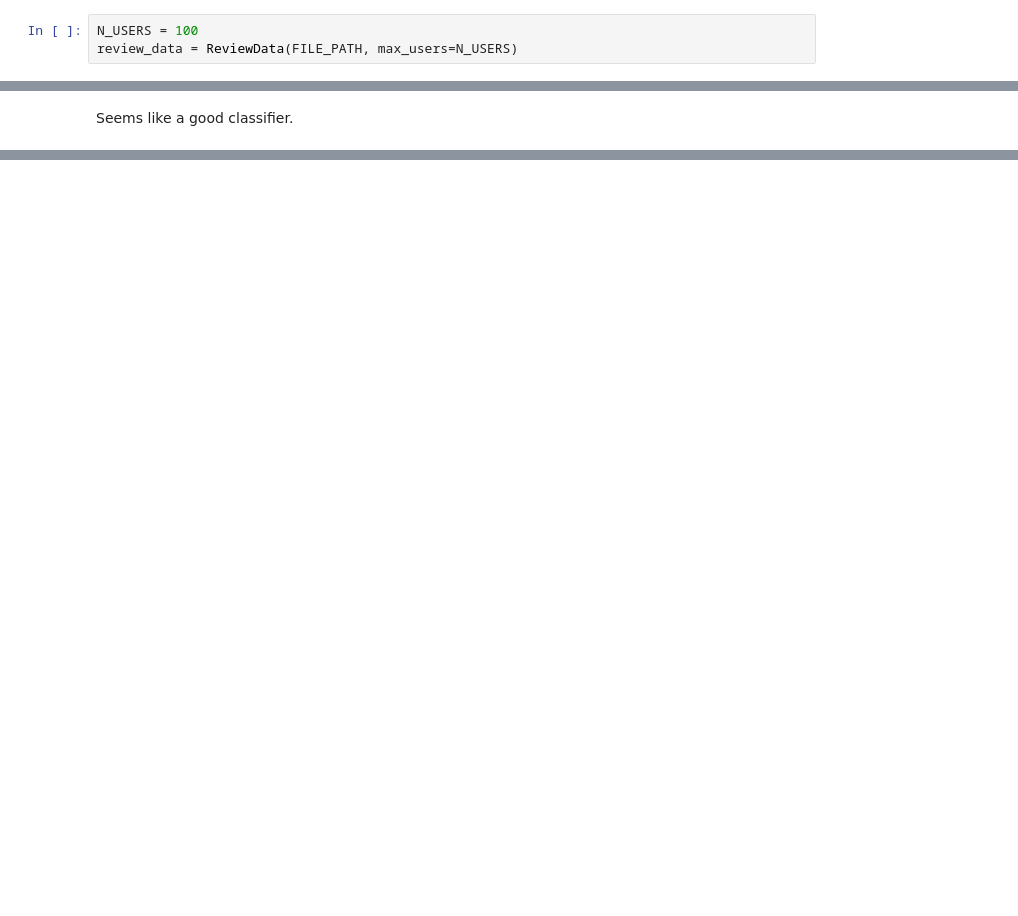
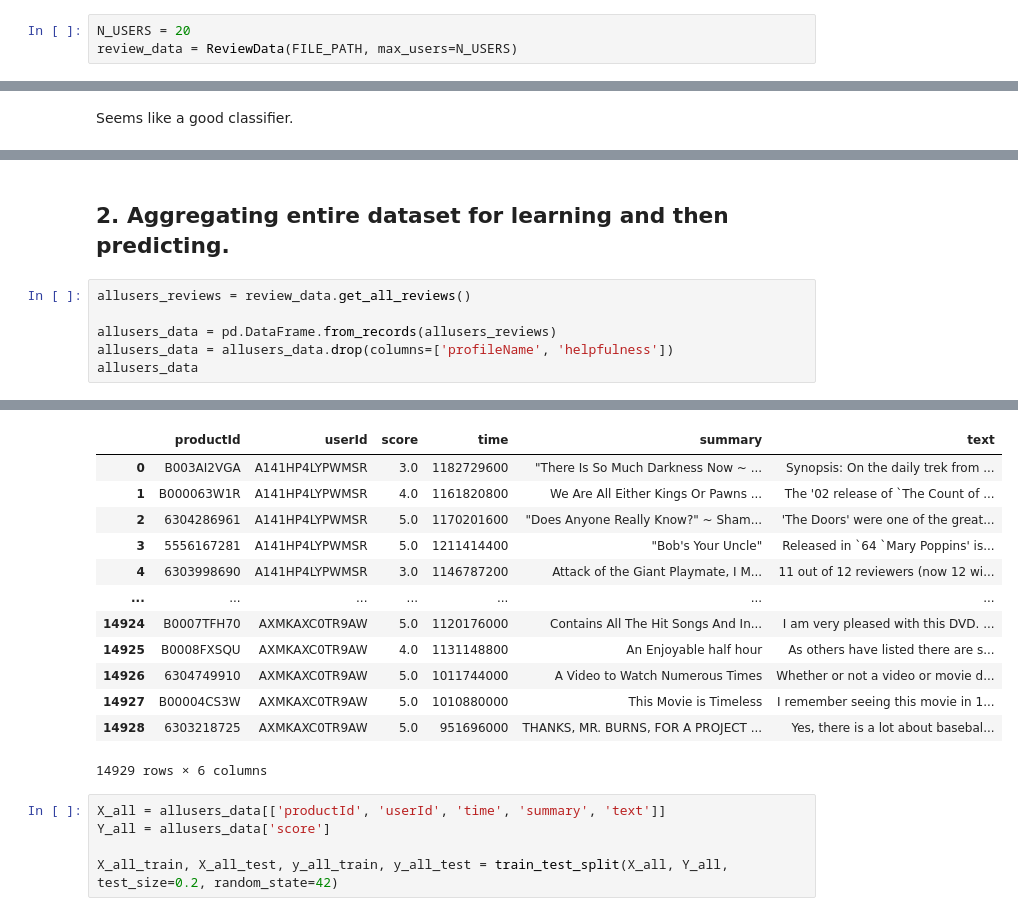
Before and after one commit to dantc12/NLP_Exercise, a Jupyter notebook: MovieReviewClassifier_FurtherResearch.ipynb, the cells around one changed output, grey strips where cells are left out. Cells and saved outputs as stored; diff of their text form; blank space fills up the shorter version.

Commit message:
Added section of getting entire dataset for learning.

```diff
--- a/MovieReviewClassifier_FurtherResearch.ipynb
+++ b/MovieReviewClassifier_FurtherResearch.ipynb
@@ -27,6 +27,6 @@ import seaborn as sns
 # %%
 from ReviewsData import *
 # %%
-N_USERS = 100
+N_USERS = 20
 review_data = ReviewData(FILE_PATH, max_users=N_USERS)
 # %% [output]
@@ -239,0 +181,9 @@ Precision: [1.         1.         1.         0.92035398 0.95503597] / Recall: [1
+# %% [markdown]
+## 2. Aggregating entire dataset for learning and then predicting.
+# %%
+allusers_reviews = review_data.get_all_reviews()
+
+allusers_data = pd.DataFrame.from_records(allusers_reviews)
+allusers_data = allusers_data.drop(columns=['profileName', 'helpfulness'])
+allusers_data
+# %% [output]
@@ -239,0 +192,18 @@ Precision: [1.         1.         1.         0.92035398 0.95503597] / Recall: [1
+|  | productId | userId | score | time | summary | text |
+| 0 | B003AI2VGA | A141HP4LYPWMSR | 3.0 | 1182729600 | "There Is So Much Darkness Now ~ ... | Synopsis: On the daily trek from ... |
+| 1 | B000063W1R | A141HP4LYPWMSR | 4.0 | 1161820800 | We Are All Either Kings Or Pawns ... | The '02 release of `The Count of ... |
+| 2 | 6304286961 | A141HP4LYPWMSR | 5.0 | 1170201600 | "Does Anyone Really Know?" ~ Sham... | 'The Doors' were one of the great... |
+| 3 | 5556167281 | A141HP4LYPWMSR | 5.0 | 1211414400 | "Bob's Your Uncle" | Released in `64 `Mary Poppins' is... |
+| 4 | 6303998690 | A141HP4LYPWMSR | 3.0 | 1146787200 | Attack of the Giant Playmate, I M... | 11 out of 12 reviewers (now 12 wi... |
+| ... | ... | ... | ... | ... | ... | ... |
+| 14924 | B0007TFH70 | AXMKAXC0TR9AW | 5.0 | 1120176000 | Contains All The Hit Songs And In... | I am very pleased with this DVD. ... |
+| 14925 | B0008FXSQU | AXMKAXC0TR9AW | 4.0 | 1131148800 | An Enjoyable half hour | As others have listed there are s... |
+| 14926 | 6304749910 | AXMKAXC0TR9AW | 5.0 | 1011744000 | A Video to Watch Numerous Times | Whether or not a video or movie d... |
+| 14927 | B00004CS3W | AXMKAXC0TR9AW | 5.0 | 1010880000 | This Movie is Timeless | I remember seeing this movie in 1... |
+| 14928 | 6303218725 | AXMKAXC0TR9AW | 5.0 | 951696000 | THANKS, MR. BURNS, FOR A PROJECT ... | Yes, there is a lot about basebal... |
+14929 rows × 6 columns
+# %%
+X_all = allusers_data[['productId', 'userId', 'time', 'summary', 'text']]
+Y_all = allusers_data['score']
+
+X_all_train, X_all_test, y_all_train, y_all_test = train_test_split(X_all, Y_all, test_size=0.2, random_state=42)
```
Also changed, not shown: parts of 20 cells of this notebook.
